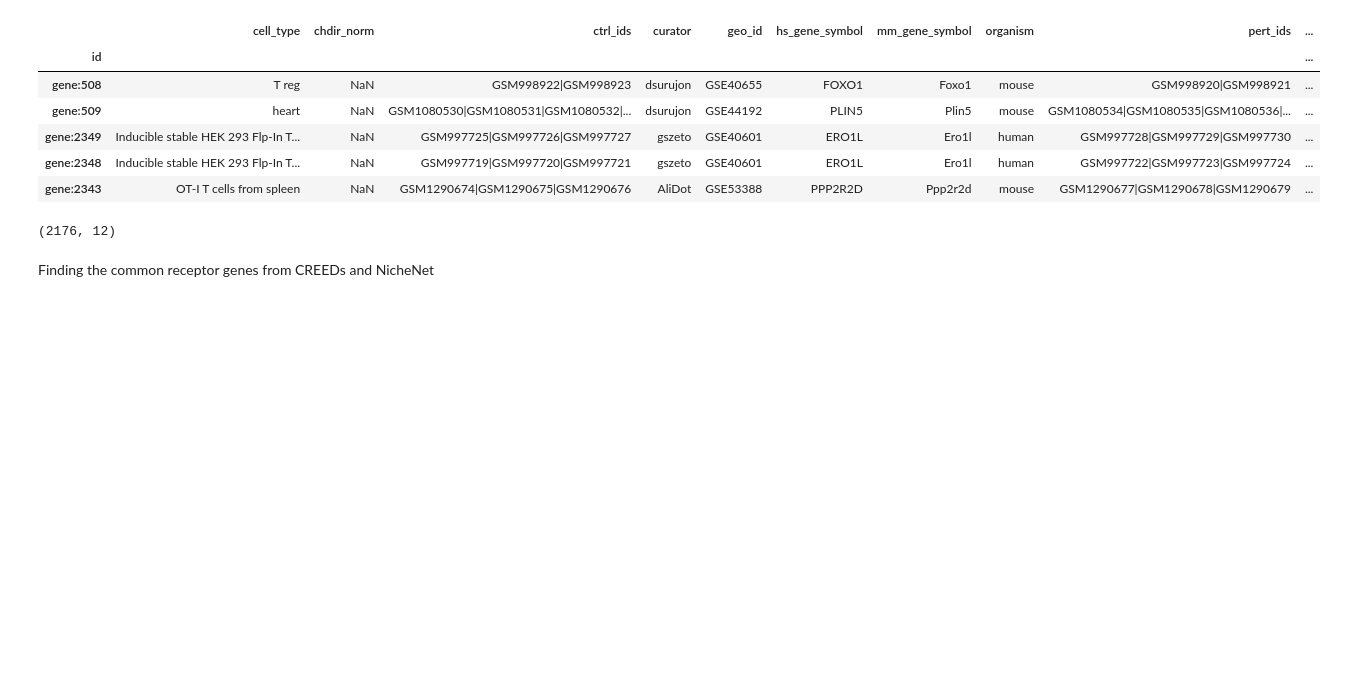
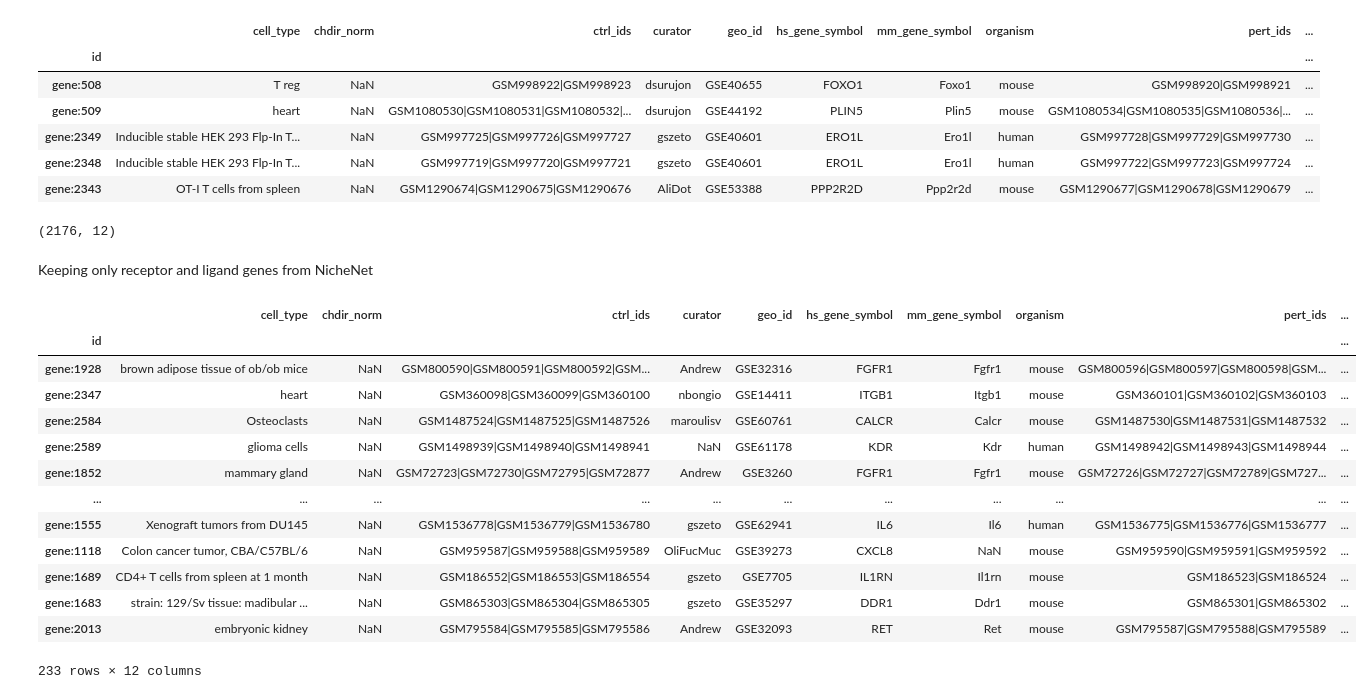
Before and after one commit to Vargeszti/Thesis, a Jupyter notebook: code/genes_from_creeds_NN.ipynb, the cells around one changed output. Drawn from its saved outputs; the diff is of its cells as text; code cells hidden in the pictures; blank space fills up the shorter version.

```diff
--- a/code/genes_from_creeds_NN.ipynb
+++ b/code/genes_from_creeds_NN.ipynb
@@ -30,0 +46,9 @@ Getting the single drugs used in CREEDs
+# %%
+good_sources=['kegg_cytokines', 'kegg_neuroactive','pharmacology', 'ramilowski_known' ]
+fil=np.in1d(ligand_receptor['source'], good_sources)
+ligand_receptor=ligand_receptor[fil]
+# %%
+#finding the receptor and ligand genes
+receptors=list(ligand_receptor['to'].unique())
+ligands=list(ligand_receptor['from'].unique())
+rl=receptors+ligands
@@ -63,3 +122,3 @@ Importing single perturbed genes from CREEDs
 # %%
-gene_perturbed=pd.read_csv('../data/single_gene_perturbations-v1.0.csv', sep=',', header=0, index_col=0)
+gene_perturb=pd.read_csv('../data/single_gene_perturbations-v1.0.csv', sep=',', header=0, index_col=0)
 # %%
@@ -77,6 +136,24 @@ gene_perturbed.shape
 # %% [output]
 (2176, 12)
 # %% [markdown]
-Finding the common receptor genes from CREEDs and NicheNet
+Keeping only receptor and ligand genes from NicheNet
 # %%
-fil=np.in1d(nn_genes, list(gene_perturbed['hs_gene_symbol']))
+fil=np.in1d( list(gene_perturb['hs_gene_symbol']), rl,)
+gene_perturb=gene_perturb[fil]
+# %%
+gene_perturb
+# %% [output]
+|  | cell_type | chdir_norm | ctrl_ids | curator | geo_id | hs_gene_symbol | mm_gene_symbol | organism | pert_ids | ... |
+| id |  |  |  |  |  |  |  |  |  | ... |
+| gene:1928 | brown adipose tissue of ob/ob mice | NaN | GSM800590|GSM800591|GSM800592|GSM... | Andrew | GSE32316 | FGFR1 | Fgfr1 | mouse | GSM800596|GSM800597|GSM800598|GSM... | ... |
+| gene:2347 | heart | NaN | GSM360098|GSM360099|GSM360100 | nbongio | GSE14411 | ITGB1 | Itgb1 | mouse | GSM360101|GSM360102|GSM360103 | ... |
+| gene:2584 | Osteoclasts | NaN | GSM1487524|GSM1487525|GSM1487526 | maroulisv | GSE60761 | CALCR | Calcr | mouse | GSM1487530|GSM1487531|GSM1487532 | ... |
+| gene:2589 | glioma cells | NaN | GSM1498939|GSM1498940|GSM1498941 | NaN | GSE61178 | KDR | Kdr | human | GSM1498942|GSM1498943|GSM1498944 | ... |
+| gene:1852 | mammary gland | NaN | GSM72723|GSM72730|GSM72795|GSM72877 | Andrew | GSE3260 | FGFR1 | Fgfr1 | mouse | GSM72726|GSM72727|GSM72789|GSM727... | ... |
+| ... | ... | ... | ... | ... | ... | ... | ... | ... | ... | ... |
+| gene:1555 | Xenograft tumors from DU145 | NaN | GSM1536778|GSM1536779|GSM1536780 | gszeto | GSE62941 | IL6 | Il6 | human | GSM1536775|GSM1536776|GSM1536777 | ... |
+| gene:1118 | Colon cancer tumor, CBA/C57BL/6 | NaN | GSM959587|GSM959588|GSM959589 | OliFucMuc | GSE39273 | CXCL8 | NaN | mouse | GSM959590|GSM959591|GSM959592 | ... |
+| gene:1689 | CD4+ T cells from spleen at 1 month | NaN | GSM186552|GSM186553|GSM186554 | gszeto | GSE7705 | IL1RN | Il1rn | mouse | GSM186523|GSM186524 | ... |
+| gene:1683 | strain: 129/Sv tissue: madibular ... | NaN | GSM865303|GSM865304|GSM865305 | gszeto | GSE35297 | DDR1 | Ddr1 | mouse | GSM865301|GSM865302 | ... |
+| gene:2013 | embryonic kidney | NaN | GSM795584|GSM795585|GSM795586 | Andrew | GSE32093 | RET | Ret | mouse | GSM795587|GSM795588|GSM795589 | ... |
+233 rows × 12 columns
```
Also changed, not shown: parts of 17 cells of this notebook, 1 other file.
